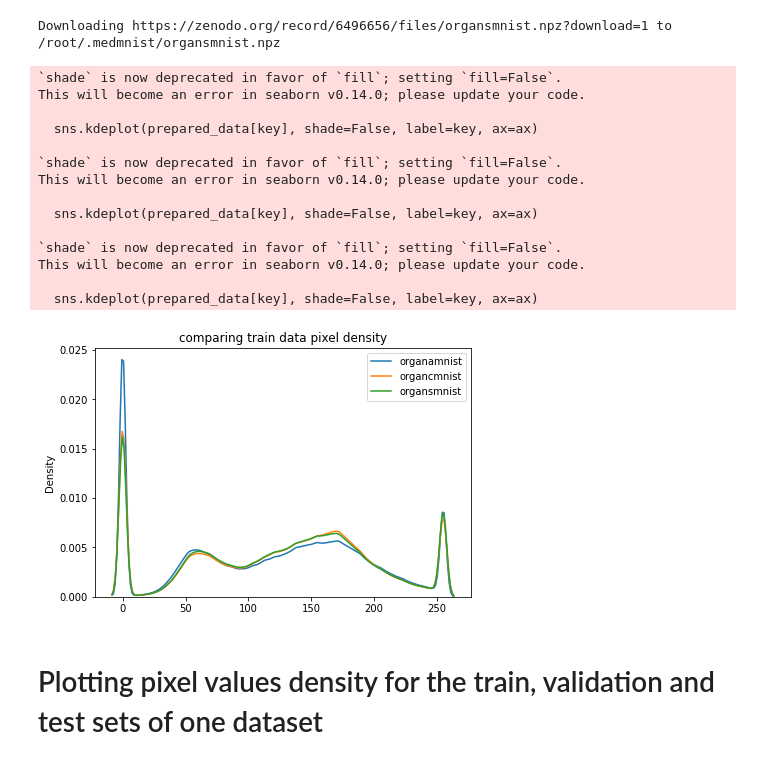
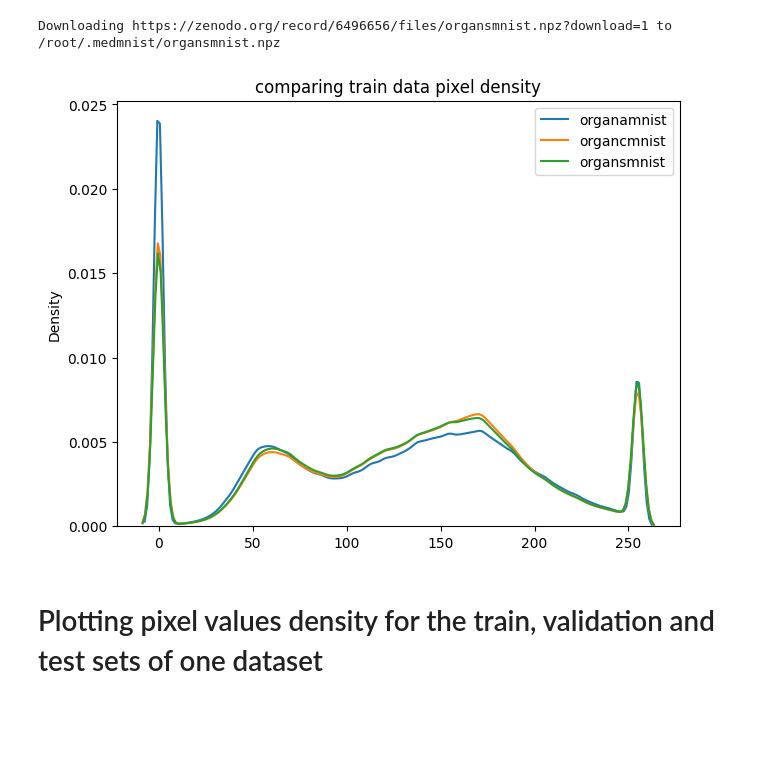
Before and after one commit to yasmine-mk/MedMNIST-useful-analysis, a Jupyter notebook: pixel_density.ipynb, the cells around one changed output. Cells and saved outputs as stored; diff of their text form; code cells hidden in the pictures; blank space fills up the shorter version.

```diff
--- a/pixel_density.ipynb
+++ b/pixel_density.ipynb
@@ -61,7 +59,7 @@ fig, ax = plt.subplots(layout='constrained')
 
 # Plot the kde plots and pass the labels to the label parameter
 for key in prepared_data.keys():
-    sns.kdeplot(prepared_data[key], shade=False, label=key, ax=ax)
+    sns.kdeplot(prepared_data[key], fill=False, label=key, ax=ax)
 
 # Add a legend to the plot
 ax.set_title("comparing {} data pixel density".format(split))
@@ -116,33 +100,19 @@ Downloading https://zenodo.org/record/6496656/files/organsmnist.npz?download=1 t
 # %%
 # Create a single subplot
 fig, ax = plt.subplots(layout='constrained')
 
 # Plot the kde plots and pass the labels to the label parameter
 for key in prepared_data.keys():
-    sns.kdeplot(prepared_data[key], shade=False, label=key, ax=ax)
+    sns.kdeplot(prepared_data[key], fill=False, label=key, ax=ax)
 
 # Add a legend to the plot
 ax.set_title("comparing {} data pixel density".format(split))
 ax.legend()
 
 # Show the plot
 plt.show()
 # %% [output]
-`shade` is now deprecated in favor of `fill`; setting `fill=False`.
-This will become an error in seaborn v0.14.0; please update your code.
-
-  sns.kdeplot(prepared_data[key], shade=False, label=key, ax=ax)
-
-`shade` is now deprecated in favor of `fill`; setting `fill=False`.
-This will become an error in seaborn v0.14.0; please update your code.
-
-  sns.kdeplot(prepared_data[key], shade=False, label=key, ax=ax)
-
-`shade` is now deprecated in favor of `fill`; setting `fill=False`.
-This will become an error in seaborn v0.14.0; please update your code.
-
-  sns.kdeplot(prepared_data[key], shade=False, label=key, ax=ax)
-[figure, old version]
+[figure, new version]
 # %% [markdown]
 # Plotting pixel values density for the train, validation and test sets of one dataset
 # %%
```
Also changed, not shown: parts of 9 cells of this notebook.
